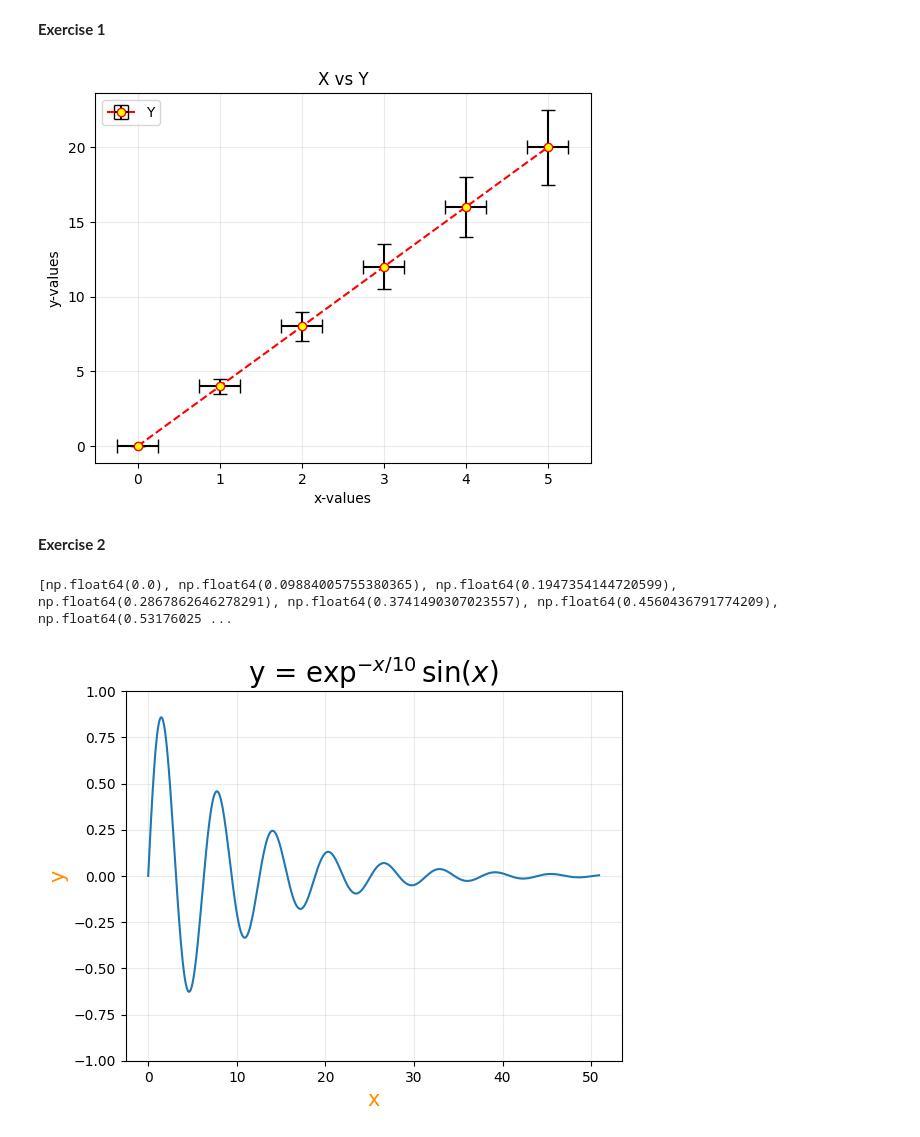
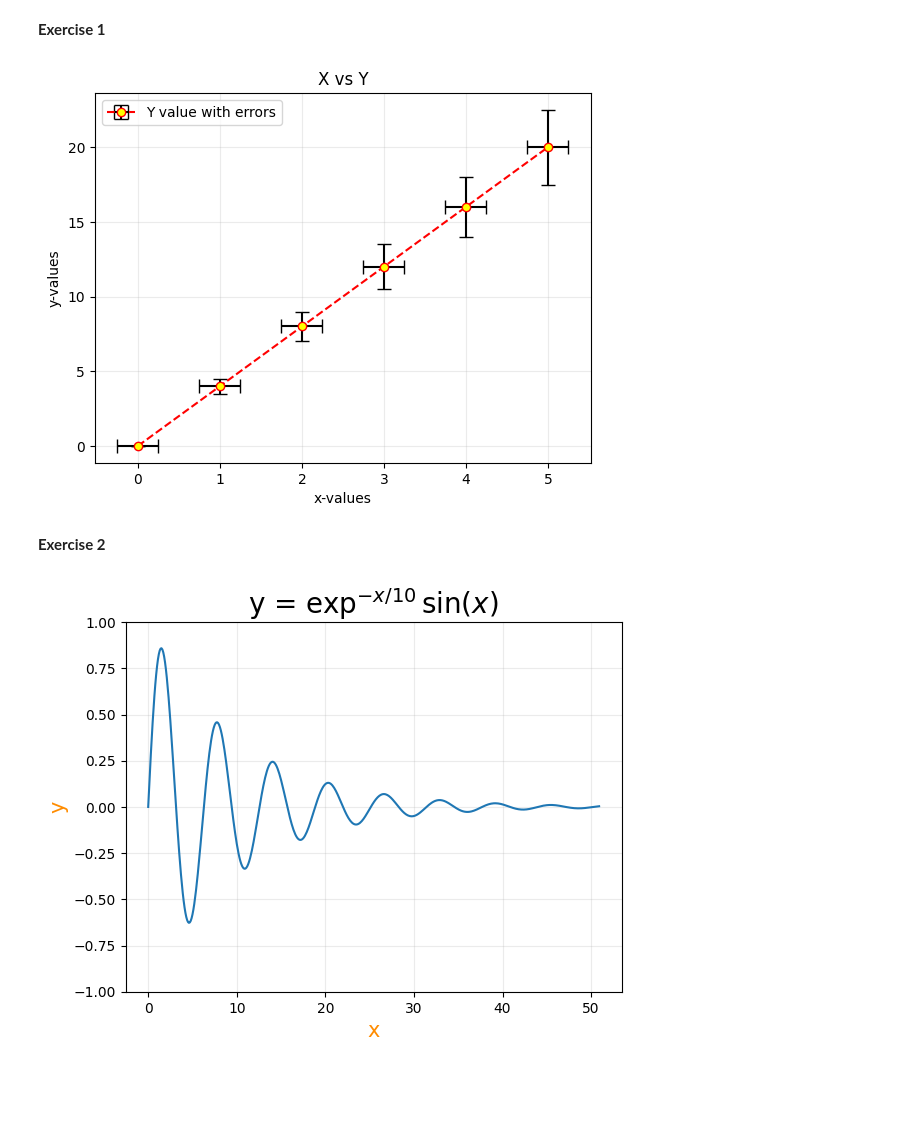
Before and after one commit to SPS-SP2273/learning-portfolio-mkirank-1597, a Jupyter notebook: 7.2_plotting__exercises/plotting_(need)_exercises.ipynb, the cells around one changed output. Drawn from its saved outputs; the diff is of its cells as text; code cells hidden in the pictures; blank space fills up the shorter version.

Commit message:
edited (plotting need)

```diff
--- a/7.2_plotting__exercises/plotting_(need)_exercises.ipynb
+++ b/7.2_plotting__exercises/plotting_(need)_exercises.ipynb
@@ -5,25 +5,25 @@
 # %%
 from matplotlib import pyplot as plt
 
 x = [0, 1, 2, 3, 4, 5]
 y = [0, 4, 8, 12, 16, 20]
 y_err = [0.0, 0.5, 1.0, 1.5, 2.0, 2.5]
 x_err = .25
 
 plt.errorbar(x, y,
              xerr=x_err, yerr=y_err,
              color='red', linestyle='dashed',
              marker="o", markerfacecolor='yellow',
              ecolor="black",capsize=5,
-             label='X vs Y')
+             label='Y value with errors')
 plt.xlabel('x-values')
 plt.ylabel('y-values')
 plt.title('X vs Y')
 plt.grid(alpha=.25)
-plt.legend("Y values with errors") #full statement is not appearing for some reason
+plt.legend() #FIXED
 plt.show()
 # %% [output]
-[figure, old version]
+[figure, new version]
 # %% [markdown]
 **Exercise 2**
 # %%
@@ -36,8 +36,6 @@ y = list()
 for i in x:
     y.append((np.exp(-i/10))*(np.sin(i)))
 
-print(y)
-
 plt.plot(x,y)
 plt.ylim(-1,1)
 plt.xlabel('x', color='darkorange', fontsize=15)
@@ -46,5 +44,4 @@ plt.title("y = $\\exp^{-x/10} \\sin(x)$", fontsize=20)
 plt.grid(alpha=.25)
 plt.show()
 # %% [output]
-[np.float64(0.0), np.float64(0.09884005755380365), np.float64(0.1947354144720599), np.float64(0.2867862646278291), np.float64(0.3741490307023557), np.float64(0.4560436791774209), np.float64(0.53176025 ...
 [figure]
```
